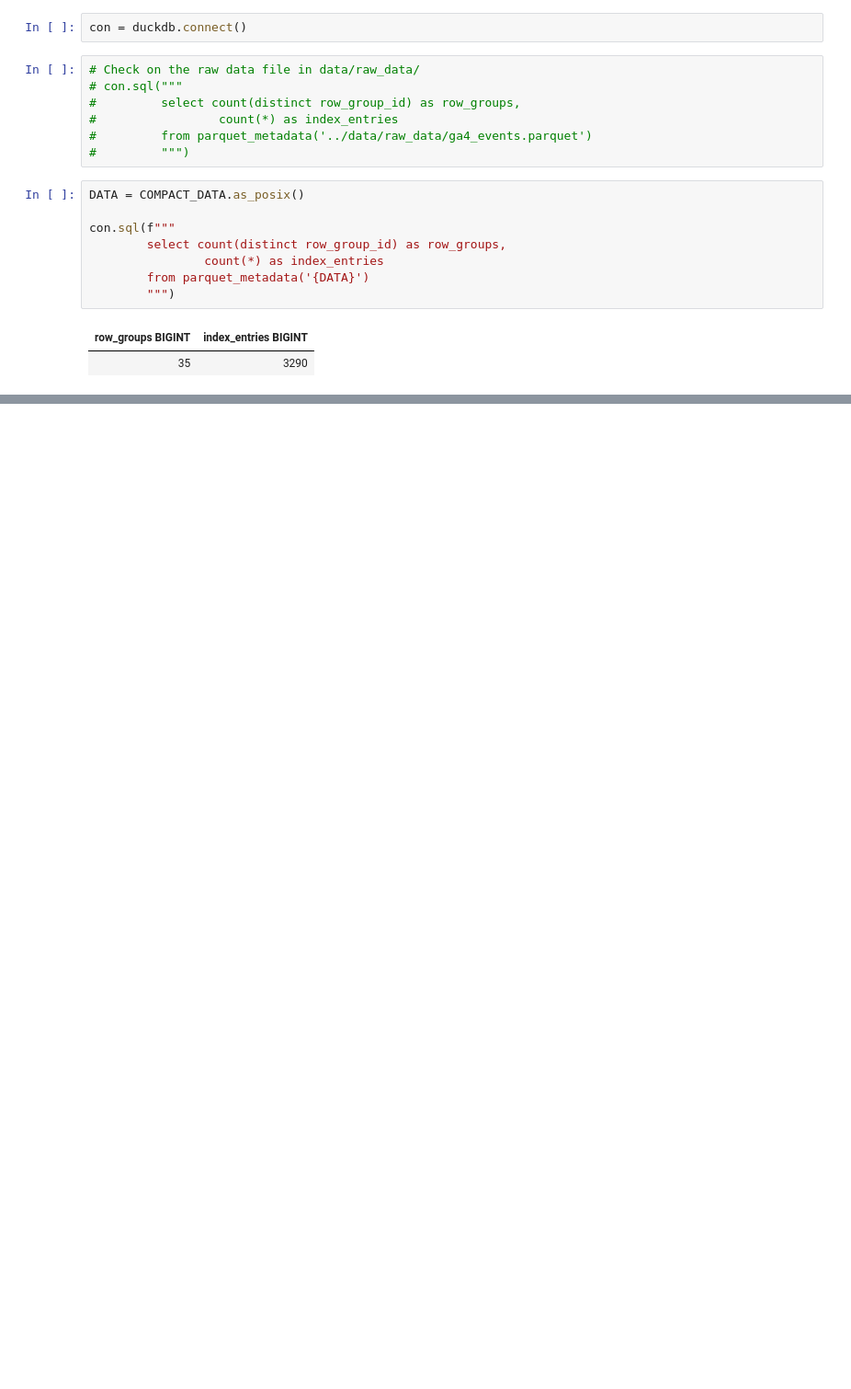
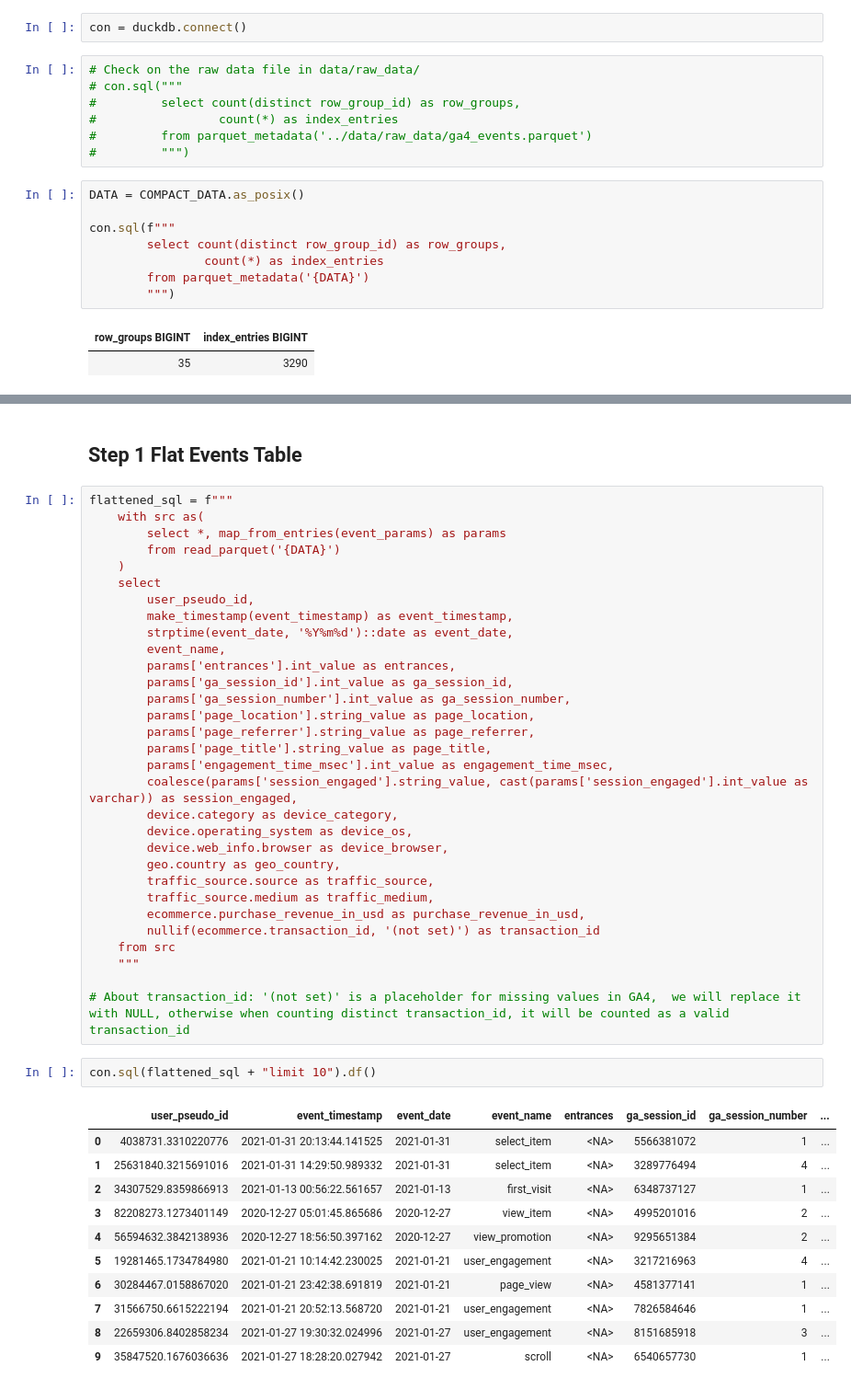
Before and after one commit to lainey2015/ga4dataset-analysis, a Jupyter notebook: analysis_notebooks/01_dataExp_QC.ipynb, the cells around one changed output, grey strips where cells are left out. Shown at 92% size. Saved outputs shown, nothing was run; the diff lists cells and outputs as text; blank space fills up the shorter version.

```diff
--- a/analysis_notebooks/01_dataExp_QC.ipynb
+++ b/analysis_notebooks/01_dataExp_QC.ipynb
@@ -38,0 +72,47 @@ con.sql(f"""
+# %% [markdown]
+## Step 1 Flat Events Table
+# %%
+flattened_sql = f"""
+    with src as(
+        select *, map_from_entries(event_params) as params
+        from read_parquet('{DATA}')
+    )
+    select
+        user_pseudo_id,
+        make_timestamp(event_timestamp) as event_timestamp,
+        strptime(event_date, '%Y%m%d')::date as event_date,
+        event_name,
+        params['entrances'].int_value as entrances,
+        params['ga_session_id'].int_value as ga_session_id,
+        params['ga_session_number'].int_value as ga_session_number,
+        params['page_location'].string_value as page_location,
+        params['page_referrer'].string_value as page_referrer,
+        params['page_title'].string_value as page_title,
+        params['engagement_time_msec'].int_value as engagement_time_msec,
+        coalesce(params['session_engaged'].string_value, cast(params['session_engaged'].int_value as varchar)) as session_engaged,
+        device.category as device_category,
+        device.operating_system as device_os,
+        device.web_info.browser as device_browser,
+        geo.country as geo_country,
+        traffic_source.source as traffic_source,
+        traffic_source.medium as traffic_medium,
+        ecommerce.purchase_revenue_in_usd as purchase_revenue_in_usd,
+        nullif(ecommerce.transaction_id, '(not set)') as transaction_id
+    from src
+    """
+
+# About transaction_id: '(not set)' is a placeholder for missing values in GA4,  we will replace it with NULL, otherwise when counting distinct transaction_id, it will be counted as a valid transaction_id
+# %%
+con.sql(flattened_sql + "limit 10").df()
+# %% [output]
+|  | user_pseudo_id | event_timestamp | event_date | event_name | entrances | ga_session_id | ga_session_number | ... |
+| 0 | 4038731.3310220776 | 2021-01-31 20:13:44.141525 | 2021-01-31 | select_item | <NA> | 5566381072 | 1 | ... |
+| 1 | 25631840.3215691016 | 2021-01-31 14:29:50.989332 | 2021-01-31 | select_item | <NA> | 3289776494 | 4 | ... |
+| 2 | 34307529.8359866913 | 2021-01-13 00:56:22.561657 | 2021-01-13 | first_visit | <NA> | 6348737127 | 1 | ... |
+| 3 | 82208273.1273401149 | 2020-12-27 05:01:45.865686 | 2020-12-27 | view_item | <NA> | 4995201016 | 2 | ... |
+| 4 | 56594632.3842138936 | 2020-12-27 18:56:50.397162 | 2020-12-27 | view_promotion | <NA> | 9295651384 | 2 | ... |
+| 5 | 19281465.1734784980 | 2021-01-21 10:14:42.230025 | 2021-01-21 | user_engagement | <NA> | 3217216963 | 4 | ... |
+| 6 | 30284467.0158867020 | 2021-01-21 23:42:38.691819 | 2021-01-21 | page_view | <NA> | 4581377141 | 1 | ... |
+| 7 | 31566750.6615222194 | 2021-01-21 20:52:13.568720 | 2021-01-21 | user_engagement | <NA> | 7826584646 | 1 | ... |
+| 8 | 22659306.8402858234 | 2021-01-27 19:30:32.024996 | 2021-01-27 | user_engagement | <NA> | 8151685918 | 3 | ... |
+| 9 | 35847520.1676036636 | 2021-01-27 18:28:20.027942 | 2021-01-27 | scroll | <NA> | 6540657730 | 1 | ... |
```
Also changed, not shown: parts of 9 cells of this notebook, 5 other files.
